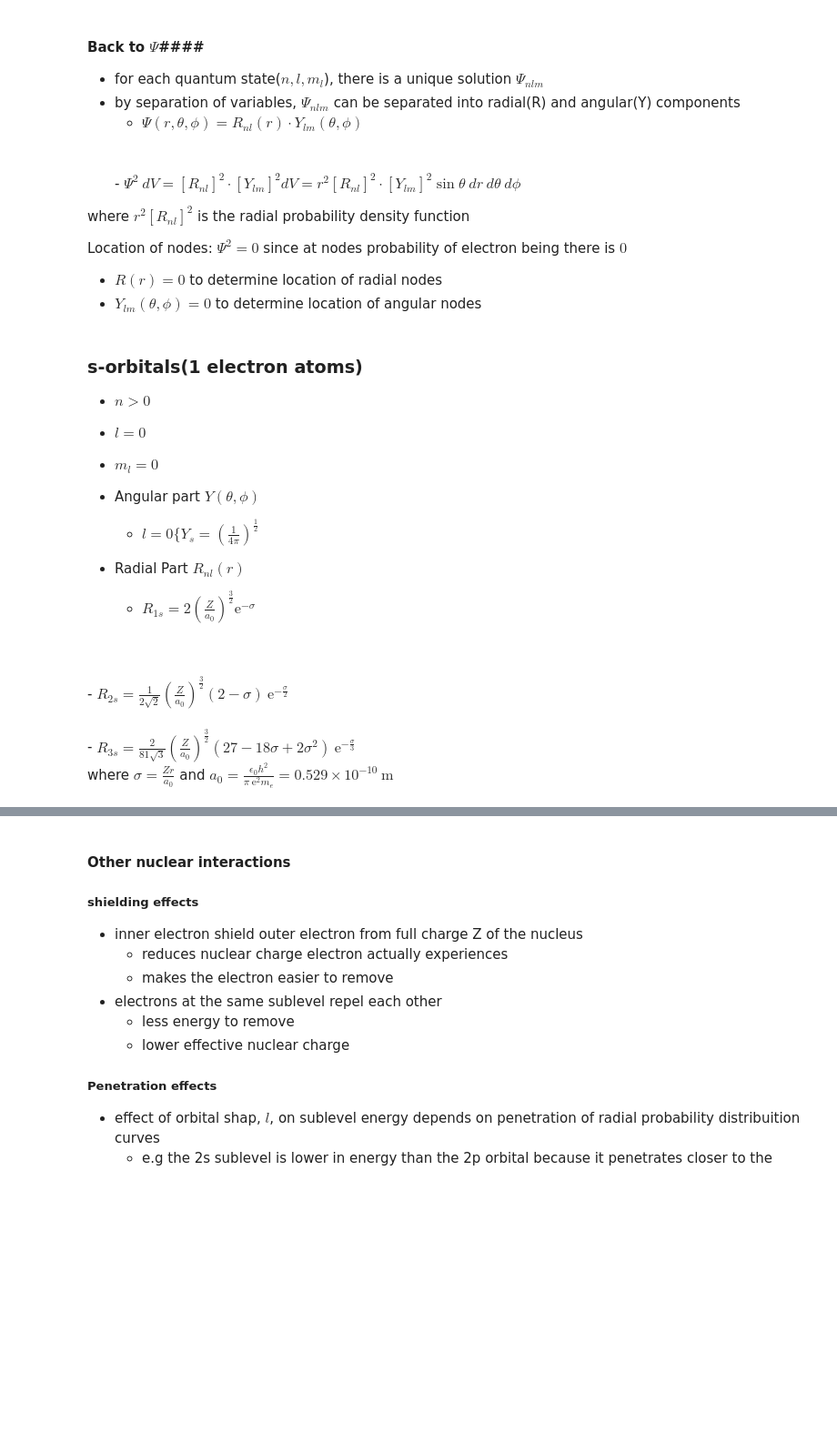
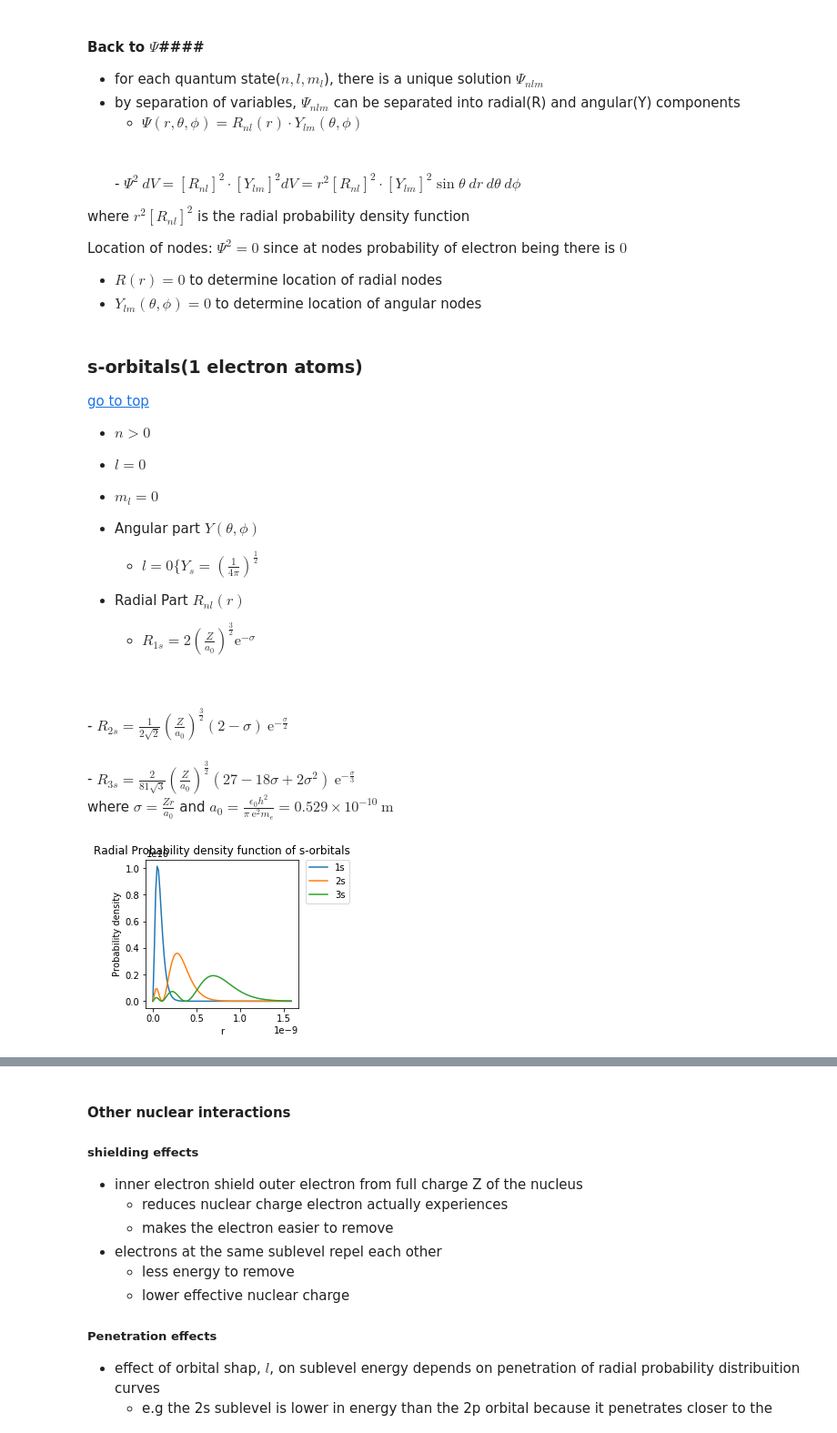
Before and after one commit to 09x09/le_notebooks, a Jupyter notebook: 10.011 Physical Chemistry.ipynb, the cells around one changed output, grey strips where cells are left out. Shown: that part at 91% size. Saved outputs shown, nothing was run; the diff lists cells and outputs as text; code cells hidden in the pictures; blank space fills up the shorter version.

```diff
--- a/10.011 Physical Chemistry.ipynb
+++ b/10.011 Physical Chemistry.ipynb
@@ -252,7 +312,9 @@ Location of nodes: $\Psi^2 = 0$ since at nodes probability of electron being the
 - $R(r) = 0$ to determine location of radial nodes
 - $Y_{lm}(\theta,\phi) = 0$ to determine location of angular nodes
 # %% [markdown]
-### s-orbitals(1 electron atoms)
+### s-orbitals(1 electron atoms)<a name="2.4.1"></a>
+
+[go to top](#top)
 
 - $n > 0$
 - $ l = 0$
@@ -277,25 +339,32 @@ where $\sigma = \frac{Zr}{a_0}$ and $a_{0} = \frac{\epsilon_{0}h^2}{\pi \ \mathr
 # %%
 import matplotlib.pyplot as plt
 import numpy as np
 
 a = 0.529*10**(-10)
 r = np.linspace(0, 30*a, 100)
 s = r/a
 
 y1 = (r*2*(1/a)**(1.5)*np.exp(-s))**2
 y2 = (r/(2*np.sqrt(2))*(1/a)**(1.5)*(2-s)*np.exp(-s/2))**2
 y3 = (r*2/(81*np.sqrt(3))*(1/a)**(1.5)*(27-18*s+2*s**2)*np.exp(-s/3))**2
 
+fig = plt.figure()
+fig_size = plt.rcParams["figure.figsize"]
 plt.plot(r, y1, label="1s")
 plt.plot(r, y2, label="2s")
 plt.plot(r, y3, label="3s")
 plt.title("Radial Probability density function of s-orbitals")
 
 plt.xlabel("r")
 plt.ylabel("Probability density")
 plt.legend(bbox_to_anchor=(1.05, 1), loc=2, borderaxespad=0.)
 
+fig_size[0] = 4
+fig_size[1] = 4
+
 plt.show()
+# %% [output]
+[figure, added]
 # %%
 import matplotlib.pyplot as plt
 from mpl_toolkits.mplot3d import Axes3D
```
Also changed, not shown: parts of 18 cells of this notebook.
